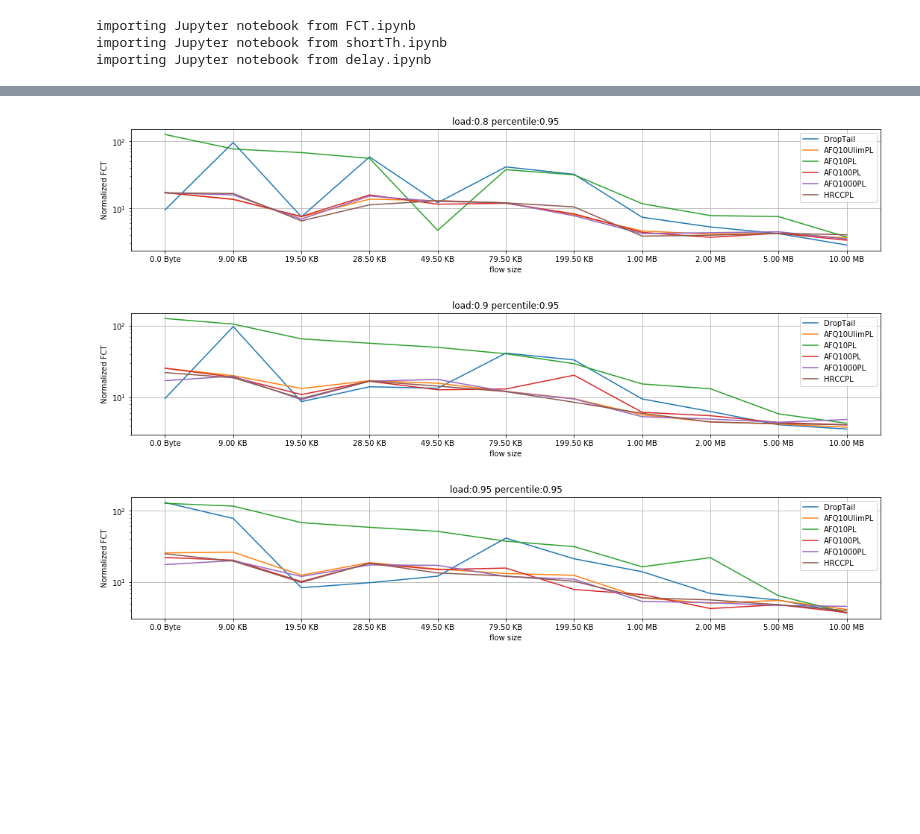
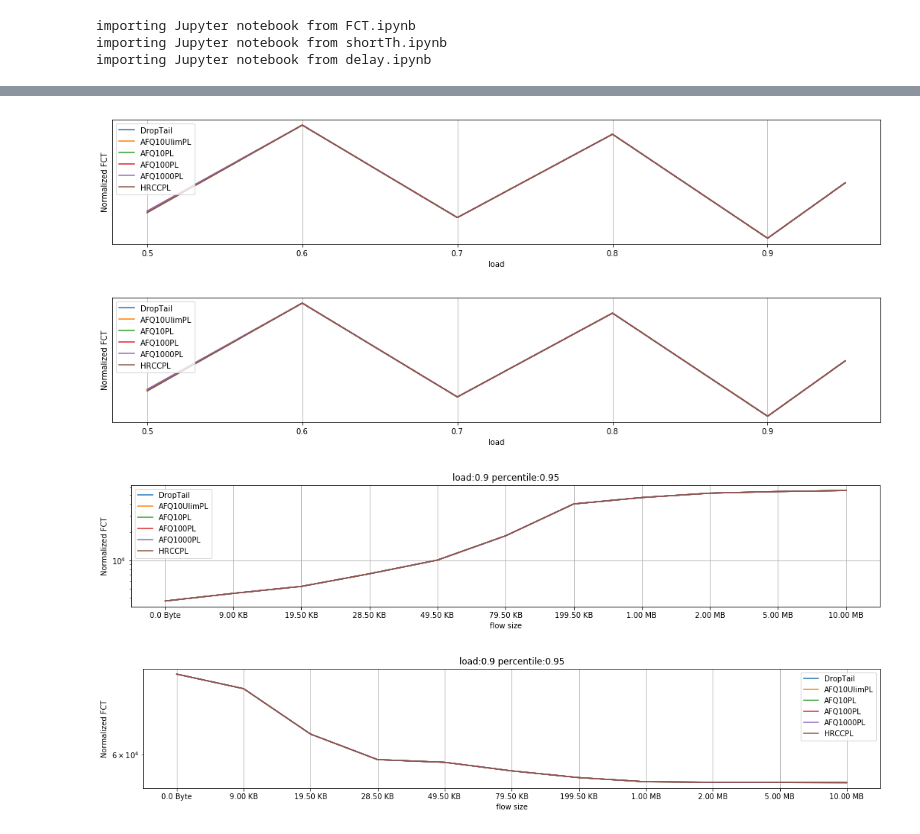
Before and after one commit to FruitBrother/Gearbox, a Jupyter notebook: analysis/FCT_analysis.ipynb, the cells around one changed output, grey strips where cells are left out. Saved outputs shown, nothing was run; the diff lists cells and outputs as text; code cells hidden in the pictures; blank space fills up the shorter version.

```diff
--- a/analysis/FCT_analysis.ipynb
+++ b/analysis/FCT_analysis.ipynb
@@ -74,14 +10,11 @@ last:
 # %%
-# plotting_mean_FCT
-
 flow_size=[0, 6, 13, 19, 33, 53, 133, 667, 1333, 3333, 6667, 20000, float('inf')]
 normalize_lists = loadNormalizeList('/home/ovs2/lining/Gearbox/automatic/flowBenchmark/', flow_size[1:-1])
+plt.plot(normalize_lists[0], normalize_lists[1])
+plt.title("original")
+plt.show()
 
-FCT_analysis = FCT("/home/ovs2/lining/Gearbox/automatic/", \
-                   "Topology-incast-singlenode.tcl",\
-                   1000, \
-                   [.1, .2, .3, .4, .5, .6, .7, .8, .9, .95], \
-                   ["DropTail", "AFQ10UlimPL", "AFQ10PL", "AFQ100PL", "AFQ1000PL", "HRCCPL"],\
-                   normalize_lists)
-FCT_analysis.plotting_mean_FCT()
+
+original_lists=[flow_size[1:-1],[40 * 1e9 for i in range(len(flow_size) - 2)]]
+plt.plot(original_lists[0], original_lists[1])
 # %% [output]
@@ -88,0 +24,13 @@ FCT_analysis.plotting_mean_FCT()
+# %%
+FCT_analysis_normalize = FCT("/home/ovs2/lining/Gearbox/automatic/", \
+                   "Topology-incast-singlenode-large-number.tcl",\
+                   100, \
+                   [.5, .6, .7, .8, .9, .95], \
+                   ["DropTail", "AFQ10UlimPL", "AFQ10PL", "AFQ100PL", "AFQ1000PL", "HRCCPL"],\
+                   normalize_lists)
+FCT_analysis_original = FCT("/home/ovs2/lining/Gearbox/automatic/", \
+                   "Topology-incast-singlenode-large-number.tcl",\
+                   100, \
+                   [.5, .6, .7, .8, .9, .95], \
+                   ["DropTail", "AFQ10UlimPL", "AFQ10PL", "AFQ100PL", "AFQ1000PL", "HRCCPL"],\
+                   original_lists)
@@ -89,11 +43,22 @@ FCT_analysis.plotting_mean_FCT()
+# %%
+FCT_analysis_normalize.plot_FCT_load(["DropTail", "AFQ10UlimPL", "AFQ10PL", "AFQ100PL", "AFQ1000PL", "HRCCPL"], \
+                                 [.5, .6, .7, .8, .9, .95], 10)
+FCT_analysis_original.plot_FCT_load(["DropTail", "AFQ10UlimPL", "AFQ10PL", "AFQ100PL", "AFQ1000PL", "HRCCPL"], \
+                                 [.5, .6, .7, .8, .9, .95], 10)
+# %% [output]
+[figure, added]
+[figure, added]
 # %%
-for load in [.8, .9, .95]:
-    FCT_analysis.plot_FCT_percentile_fix_load(\
-        ["DropTail", "AFQ10UlimPL", "AFQ10PL", "AFQ100PL", "AFQ1000PL", "HRCCPL"],\
-        load,\
-        .95,\
-        flow_size)
+FCT_analysis_normalize.plot_FCT_percentile_fix_load(\
+                ["DropTail", "AFQ10UlimPL", "AFQ10PL", "AFQ100PL", "AFQ1000PL", "HRCCPL"],\
+                .9,\
+                .95,\
+                flow_size)
+FCT_analysis_original.plot_FCT_percentile_fix_load(\
+                ["DropTail", "AFQ10UlimPL", "AFQ10PL", "AFQ100PL", "AFQ1000PL", "HRCCPL"],\
+                .9,\
+                .95,\
+                flow_size)
 # %% [output]
-[figure, old version]
+[figure, new version]
-[figure, old version]
+[figure, new version]
-[figure, removed]
```
Also changed, not shown: parts of 11 cells of this notebook, 8 other files.
